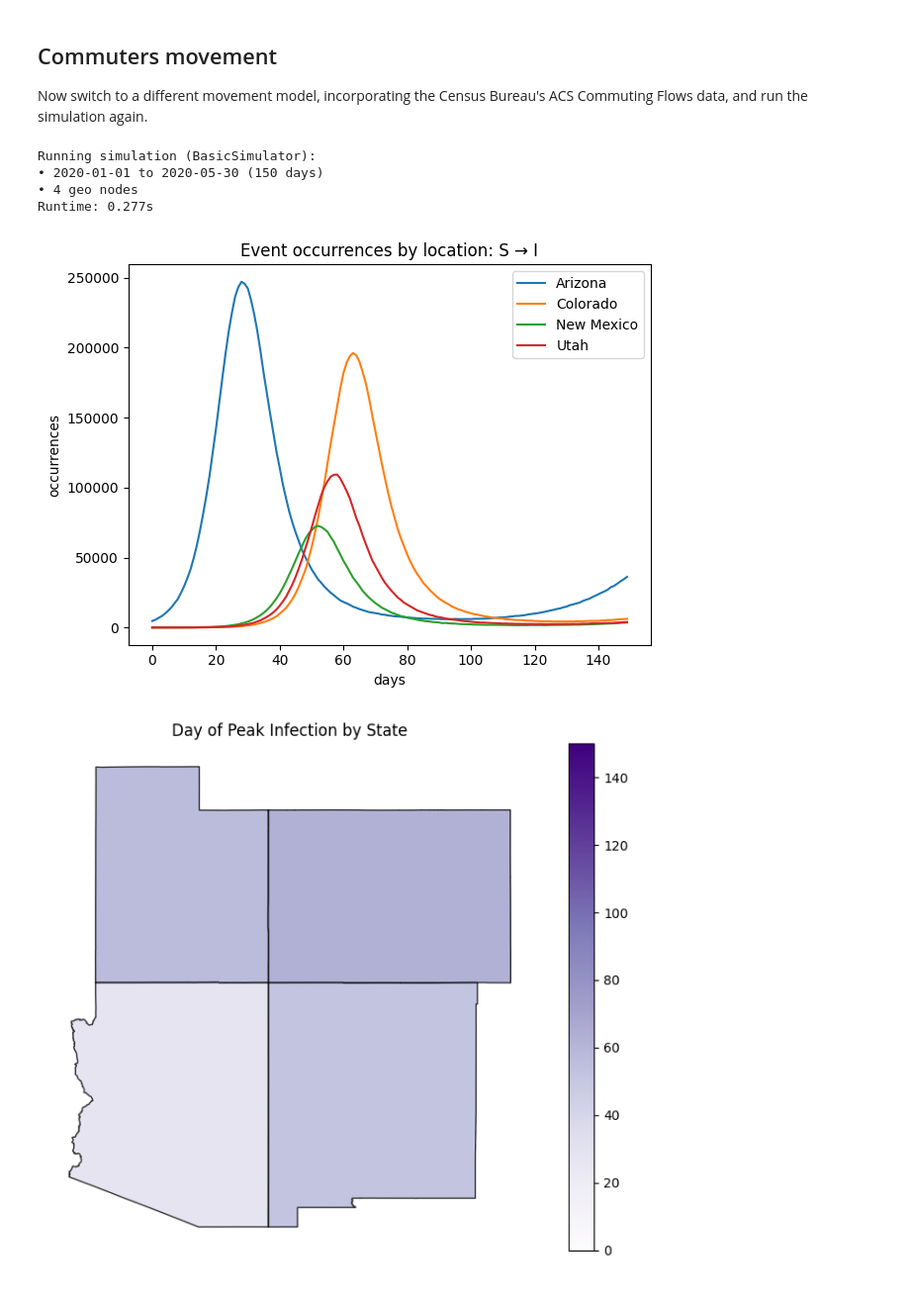
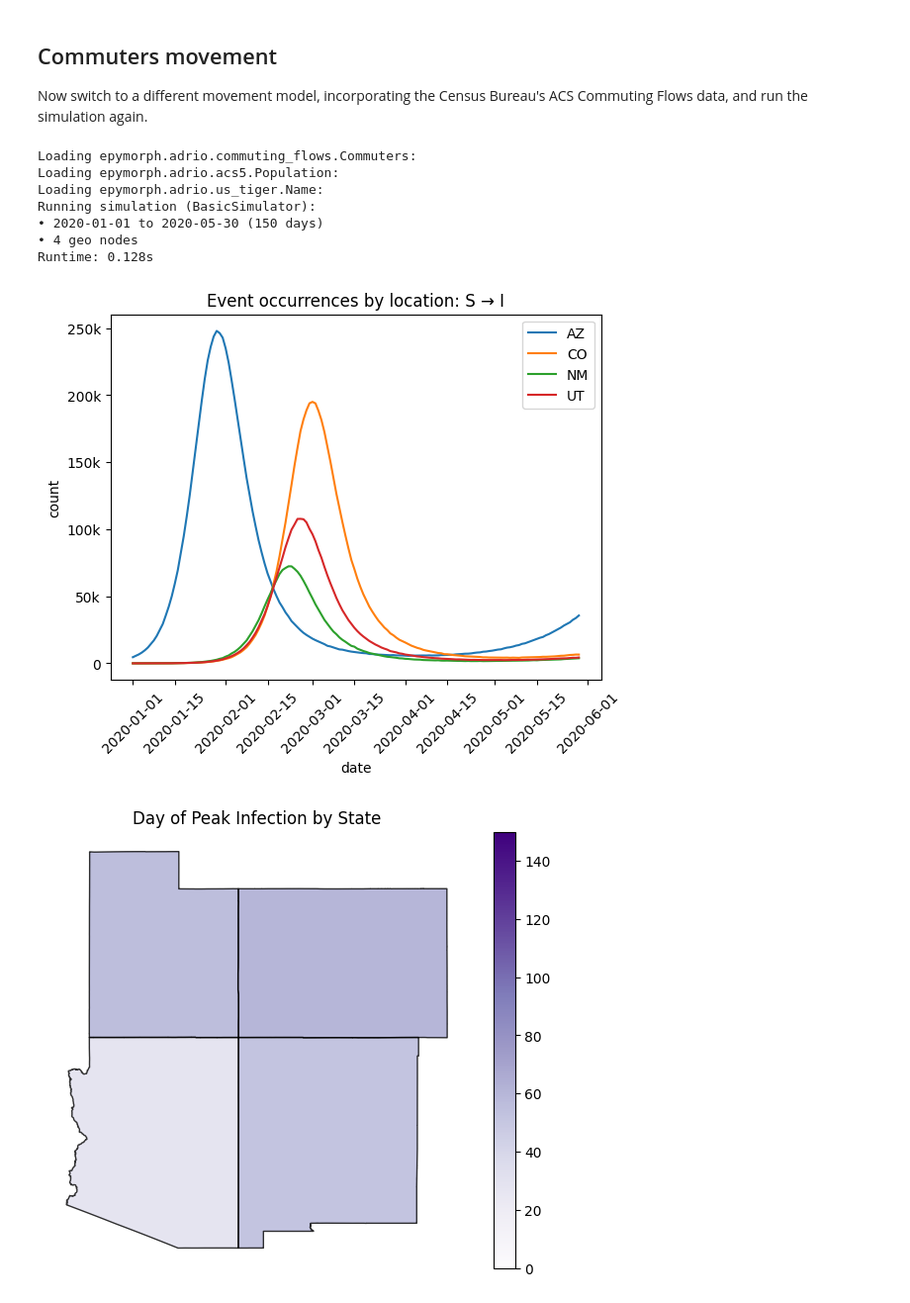
Before and after one commit to NAU-CCL/Epymorph, a Jupyter notebook: doc/demo/02-states-GEO.ipynb, the cells around one changed output. Shown at 99% size. Drawn from its saved outputs; the diff is of its cells as text; code cells hidden in the pictures.

```diff
--- a/doc/demo/02-states-GEO.ipynb
+++ b/doc/demo/02-states-GEO.ipynb
@@ -9,10 +9,10 @@ We constructed the SIRH model ourselves in the previous part, but epymorph's IPM
 # %%
 from epymorph.geography.us_census import StateScope
 
-scope = StateScope.in_states_by_code(["AZ", "NM", "CO", "UT"], year=2020)
+scope = StateScope.in_states(["AZ", "NM", "CO", "UT"], year=2020)
 
 print(f"nodes: {scope.nodes}")
-print(f"geoid: {scope.get_node_ids().tolist()}")
+print(f"geoid: {scope.node_ids.tolist()}")
 # %% [output]
 nodes: 4
 geoid: ['04', '08', '35', '49']
@@ -86,11 +112,8 @@ Runtime: 0.240s
 
 Now switch to a different movement model, incorporating the Census Bureau's ACS Commuting Flows data, and run the simulation again.
 # %%
-import numpy as np
-
 from epymorph import *
 from epymorph.adrio import acs5, commuting_flows, us_tiger
-from epymorph.plots import map_data_by_state
 
 rume = SingleStrataRume.build(
     ipm=ipm_library["sirh"](),
@@ -102,47 +125,49 @@ rume = SingleStrataRume.build(
         "xi": 0.0111,
         "hospitalization_prob": 0.1,
         "hospitalization_duration": 7.0,
         "move_control": 0.9,
         "theta": 0.1,
         "population": acs5.Population(),
         "centroid": us_tiger.GeometricCentroid(),
         "commuters": commuting_flows.Commuters(),
         "meta::geo::label": us_tiger.Name(),
     },
     time_frame=TimeFrame.of("2020-01-01", 150),
     # Initialize the infection in Arizona with 10k individuals.
     init=init.SingleLocation(location=0, seed_size=10_000),
 )
 
 sim = BasicSimulator(rume)
 with sim_messaging():
     output = sim.run()
 
-EVENT_S_TO_I = rume.ipm.event_by_name("S->I")
-
-plot_event(output, event_idx=EVENT_S_TO_I)
-
-day_of_peak_infection = np.array(
-    [
-        # argmax gives us an index, but the index is equal to the tau step index
-        # so just need to floor-div by number of tau steps to get day
-        float(np.argmax(output.incidence[:, n, EVENT_S_TO_I])) // output.dim.tau_steps
-        for n in range(scope.nodes)
-    ]
+output.plot.line(
+    geo=rume.scope.select.all(),
+    time=rume.time_frame.select.all(),
+    quantity=rume.ipm.select.events("S->I"),
+    title="Event occurrences by location: S → I",
+    label_format="{n}",
 )
 
-map_data_by_state(
-    scope=scope,
-    data=day_of_peak_infection,
+output.map.choropleth(
+    geo=rume.scope.select.all(),
+    time=rume.time_frame.select.all().agg(),
+    quantity=rume.ipm.select.events("S->I"),
+    borders=rume.scope.select.all(),
+    # Here we re-use the peak date function we wrote in the last part
+    transform=peak_date_transform(output),
     title="Day of Peak Infection by State",
     vmin=0,
     vmax=output.dim.days,
     cmap="Purples",
 )
 # %% [output]
+Loading epymorph.adrio.commuting_flows.Commuters:
+Loading epymorph.adrio.acs5.Population:
+Loading epymorph.adrio.us_tiger.Name:
 Running simulation (BasicSimulator):
 • 2020-01-01 to 2020-05-30 (150 days)
 • 4 geo nodes
-Runtime: 0.277s
+Runtime: 0.128s
-[figure, old version]
+[figure, new version]
-[figure, old version]
+[figure, new version]
```
Also changed, not shown: parts of 1 cell of this notebook, 4 other files.
